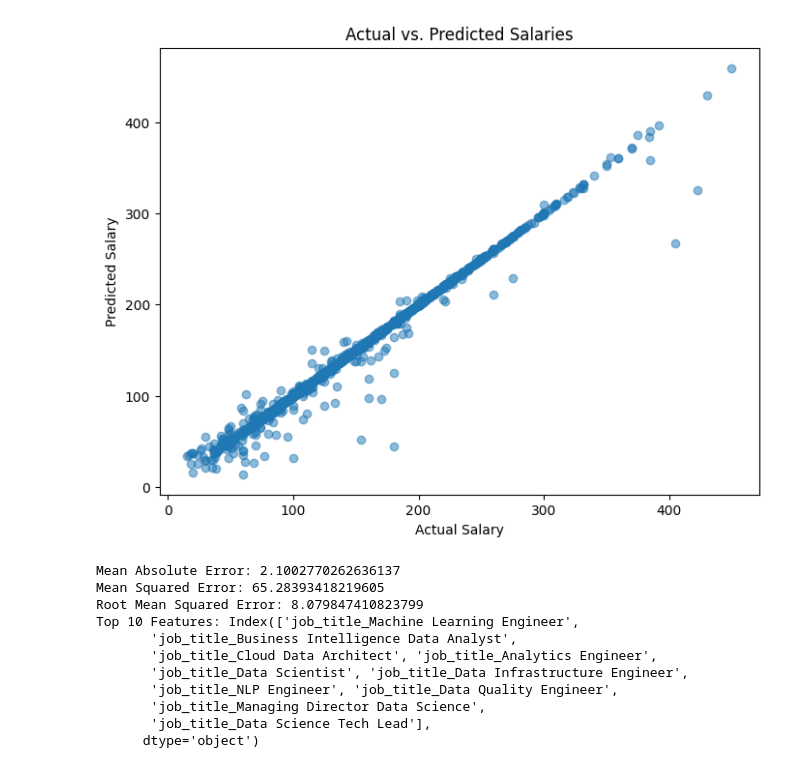
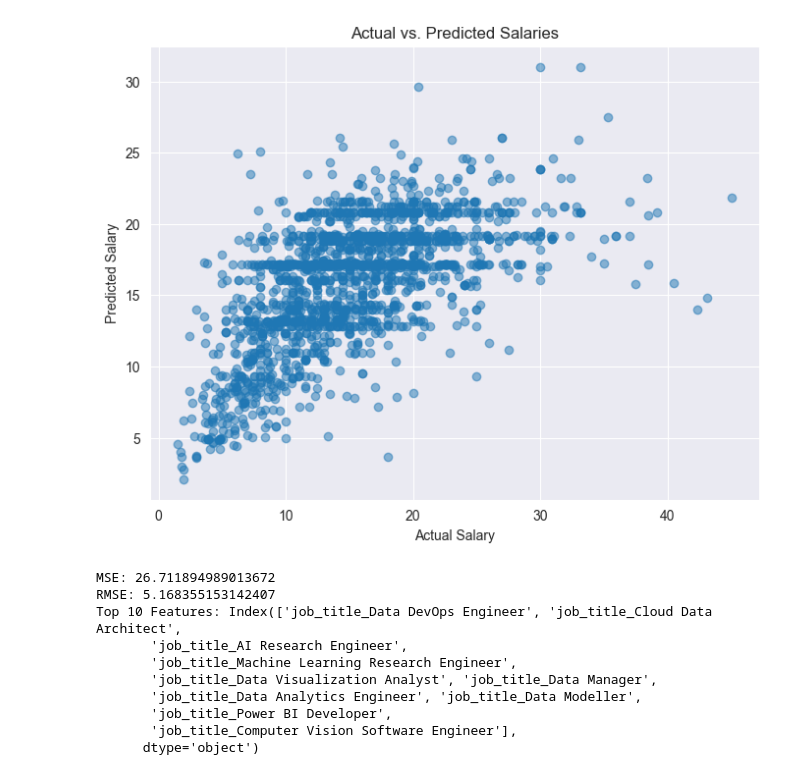
Before and after one commit to ErgaDN/Deep-Learning-Forecasting-salaries, a Jupyter notebook: neural_network.ipynb, the cells around one changed output. Cells and saved outputs as stored; diff of their text form; code cells hidden in the pictures.

```diff
--- a/neural_network.ipynb
+++ b/neural_network.ipynb
@@ -12,15 +14,14 @@ from sklearn.metrics import mean_absolute_error, mean_squared_error
 # Load the data
 data = pd.read_csv('jobs_in_data.csv')
 
-# Drop the 'salary_in_usd' column since we're ignoring it
-# data.drop(columns=['salary_in_usd'], inplace=True)
-
 # Encode categorical variables
 data = pd.get_dummies(data)
-# Divide the 'salary' column by 1000
-data['salary_in_usd'] /= 1000
+
+# Divide the 'salary' column by 10000
+data['salary_in_usd'] /= 10000
+
 # Separate features and target
-X = data.drop(columns=['salary'])
+X = data.drop(columns=['salary_in_usd', 'salary'])
 y = data['salary_in_usd']
 
 # Split data into train and test sets
@@ -32,29 +33,18 @@ X_train_scaled = scaler.fit_transform(X_train)
 X_test_scaled = scaler.transform(X_test)
 
 # Define the neural network model
-# model = Sequential([
-#     Dense(128, activation='relu', input_shape=(X_train.shape[1],)),
-#     # Dropout(0.2),
-#     Dense(64, activation='relu'),
-#     # Dropout(0.2),
-#     Dense(1, activation='linear')
-# ])
 model = Sequential([
     Dense(128, activation='relu', input_shape=(X_train.shape[1],)),
-    # Dropout(0.2),  # Adding dropout regularization
     Dense(64, activation='relu'),
-    # Dropout(0.2),  # Adding dropout regularization
     Dense(32, activation='relu'),
     Dense(1, activation='linear')
 ])
 
-# Compile the model with a custom learning rate
-# custom_learning_rate = 0.001  # Set your desired learning rate here
-# model.compile(optimizer=Adam(learning_rate=custom_learning_rate), loss='mean_squared_error')
+# Compile the model
 model.compile(optimizer=Adam(), loss='mean_squared_error')
 
 # Train the model
-model.fit(X_train_scaled, y_train, epochs=100, batch_size=32, validation_split=0.1)
+model.fit(X_train_scaled, y_train, epochs=100, batch_size=32, validation_split=0.1, verbose=0)
 
 # Evaluate the model
 loss = model.evaluate(X_test_scaled, y_test)
@@ -62,6 +52,14 @@ print('Test Loss:', loss)
 
 # Make predictions on the test set
 predictions = model.predict(X_test_scaled).flatten()
+
+# Calculate RMSE
+rmse = np.sqrt(mean_squared_error(y_test, predictions))
+print('RMSE:', rmse)
+
+# Calculate Accuracy
+accuracy = 1 - (rmse / y_test.mean())
+print('Accuracy:', accuracy)
 
 # Visualize Predictions vs. Actual Values
 plt.figure(figsize=(8, 6))
@@ -73,11 +71,9 @@ plt.show()
 
 # Calculate Evaluation Metrics
 mae = mean_absolute_error(y_test, predictions)
-mse = mean_squared_error(y_test, predictions)
-rmse = np.sqrt(mse)
-print('Mean Absolute Error:', mae)
-print('Mean Squared Error:', mse)
-print('Root Mean Squared Error:', rmse)
+# print('Mean Absolute Error:', mae)
+print('MSE:', loss)
+print('RMSE:', np.sqrt(loss))
 
 # Feature Importance
 # Get the weights of the first layer
@@ -116,12 +102,11 @@ Test Loss: 65.283935546875
-[figure, old version]
+[figure, new version]
-Mean Absolute Error: 2.1002770262636137
-Mean Squared Error: 65.28393418219605
-Root Mean Squared Error: 8.079847410823799
-Top 10 Features: Index(['job_title_Machine Learning Engineer',
-       'job_title_Business Intelligence Data Analyst',
-       'job_title_Cloud Data Architect', 'job_title_Analytics Engineer',
-       'job_title_Data Scientist', 'job_title_Data Infrastructure Engineer',
-       'job_title_NLP Engineer', 'job_title_Data Quality Engineer',
-       'job_title_Managing Director Data Science',
-       'job_title_Data Science Tech Lead'],
+MSE: 26.711894989013672
+RMSE: 5.168355153142407
+Top 10 Features: Index(['job_title_Data DevOps Engineer', 'job_title_Cloud Data Architect',
+       'job_title_AI Research Engineer',
+       'job_title_Machine Learning Research Engineer',
+       'job_title_Data Visualization Analyst', 'job_title_Data Manager',
+       'job_title_Data Analytics Engineer', 'job_title_Data Modeller',
+       'job_title_Power BI Developer',
+       'job_title_Computer Vision Software Engineer'],
       dtype='object')
```
Also changed, not shown: parts of 2 cells of this notebook, 1 other file.
